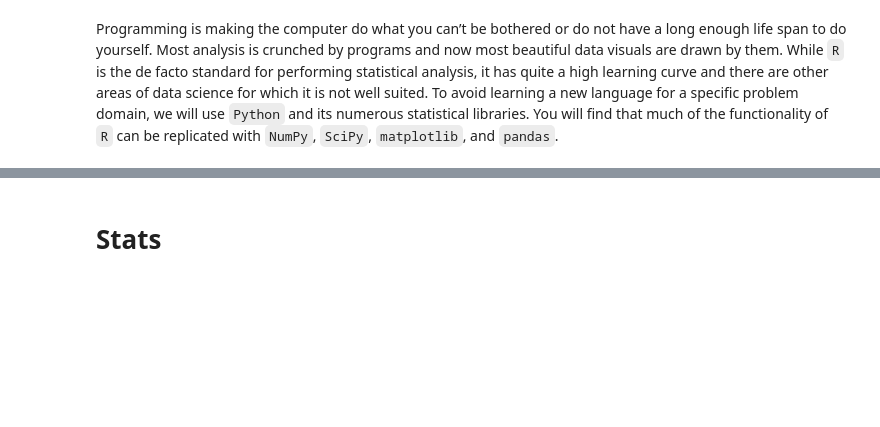
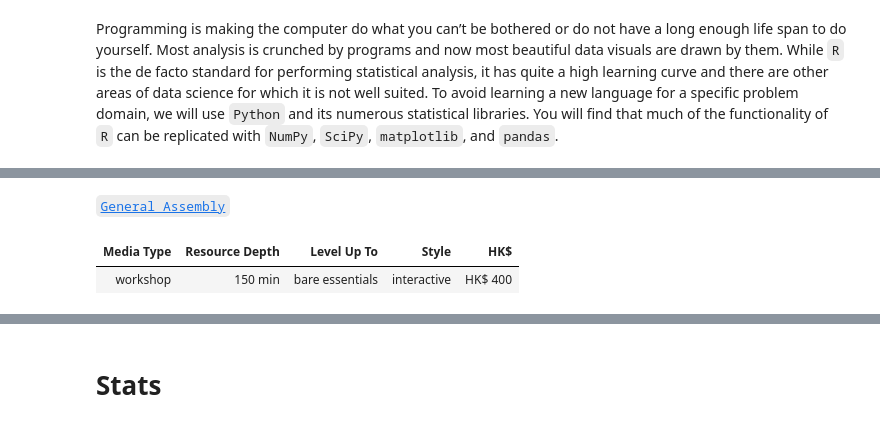
Before and after one commit to tijptjik/DS_prologue, a Jupyter notebook: prologue.ipynb, the cells around one changed output, grey strips where cells are left out. Saved outputs shown, nothing was run; the diff lists cells and outputs as text; code cells hidden in the pictures; blank space fills up the shorter version.

```diff
--- a/prologue.ipynb
+++ b/prologue.ipynb
@@ -93,0 +151,9 @@ Up to _[Python Dict and File](https://developers.google.com/edu/python/dict-file
+# %%
+print_resource('General Assembly','https://generalassemb.ly/education?topic=8','assets/gads.png')
+# %% [output]
+General Assembly
+# %%
+resource_table('ga-python')
+# %% [output]
+| Media Type | Resource Depth | Level Up To | Style | HK$ |
+| workshop | 150 min | bare essentials | interactive | HK$ 400 |
```
Also changed, not shown: parts of 62 cells of this notebook, 4 other files.
